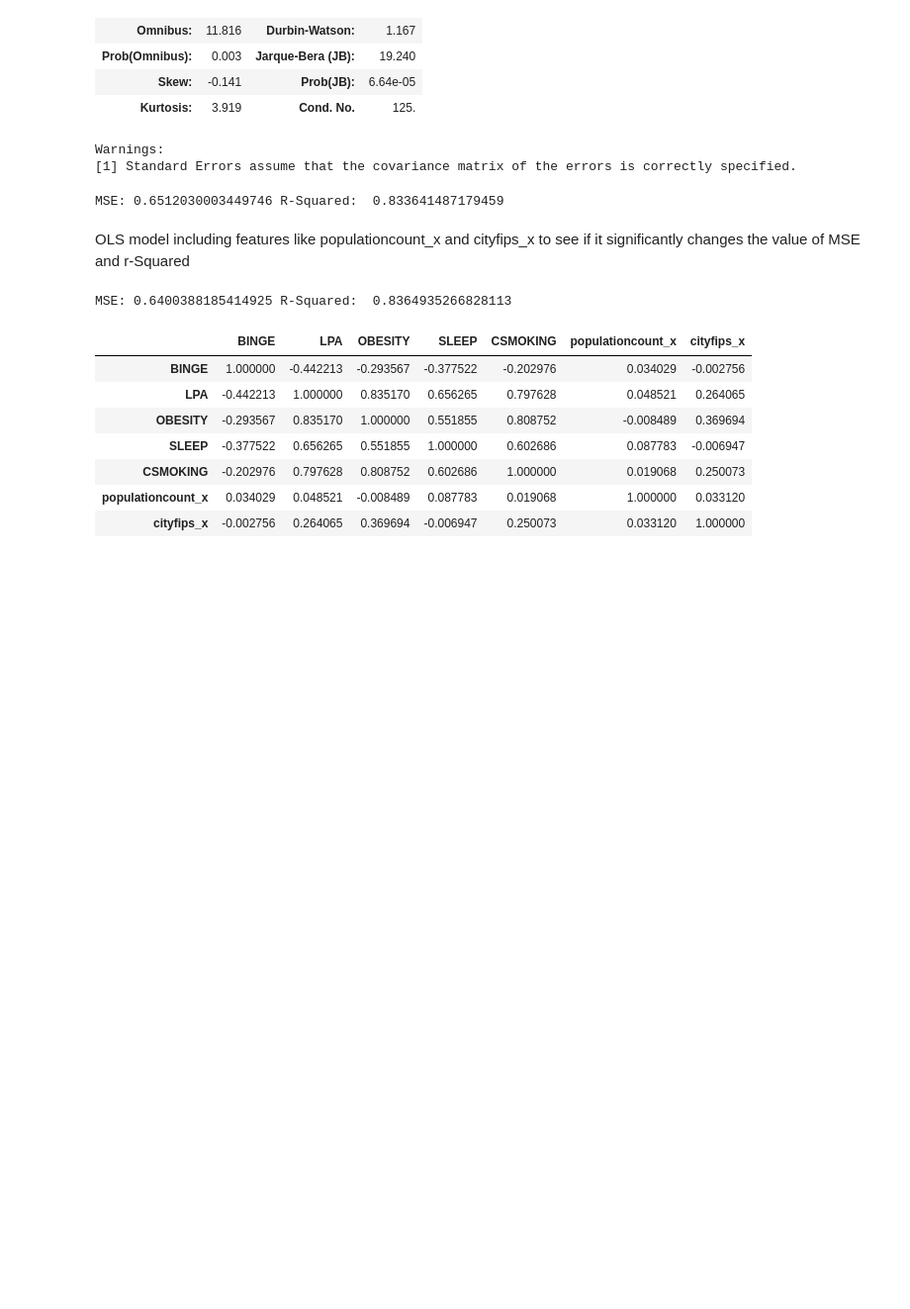
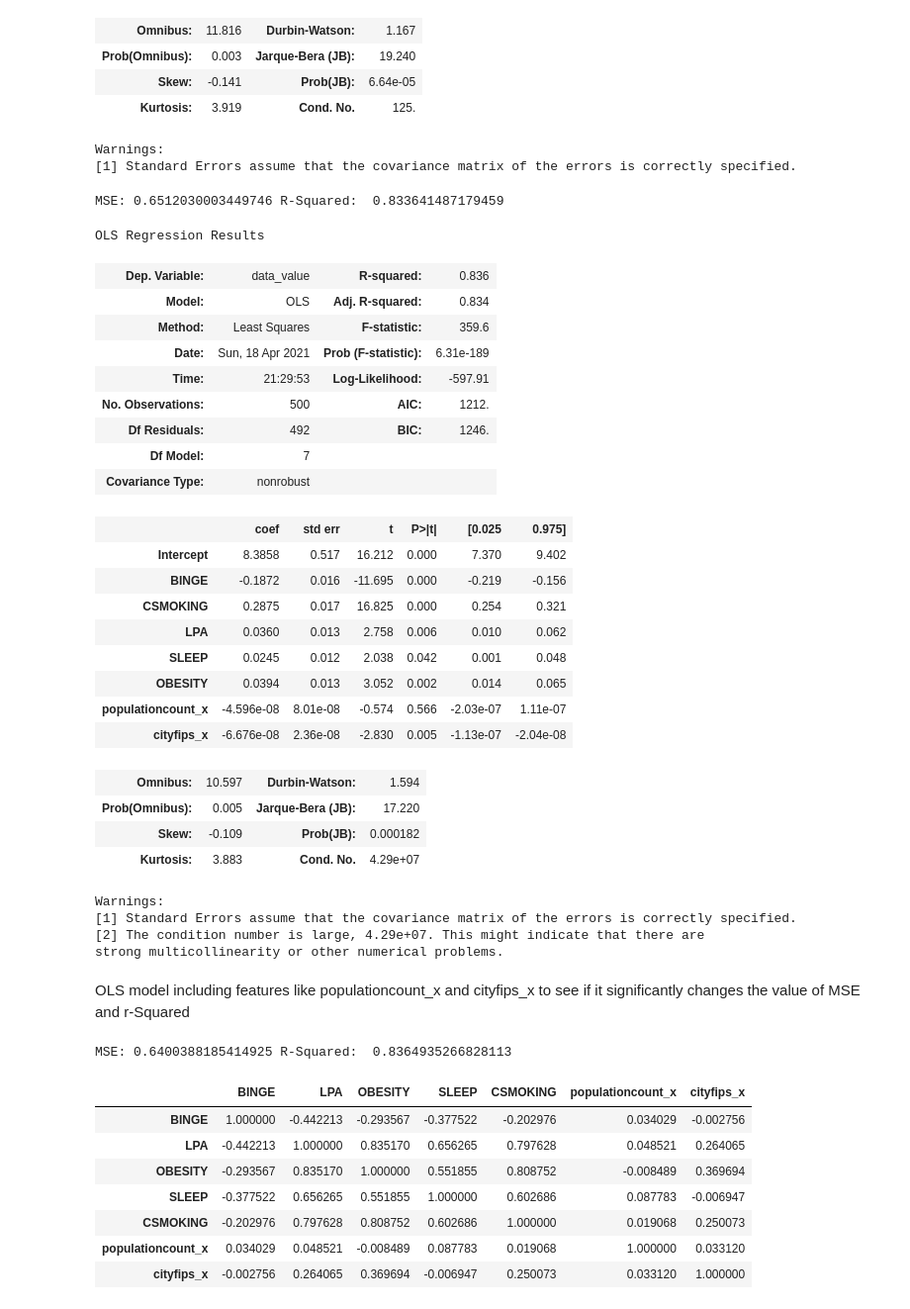
Before and after one commit to Sukanya012/predict-health-index, a Jupyter notebook: notebooks/main.ipynb, the cells around one changed output. Shown at 99% size. Saved outputs shown, nothing was run; the diff lists cells and outputs as text; code cells hidden in the pictures; blank space fills up the shorter version.

```diff
--- a/notebooks/main.ipynb
+++ b/notebooks/main.ipynb
@@ -480,6 +480,36 @@ r_squared = lm.rsquared
 print("MSE:", mse_lm, "R-Squared: ", r_squared)
 # %% [output]
 MSE: 0.6512030003449746 R-Squared:  0.833641487179459
+# %%
+lm.summary()
+# %% [output]
+OLS Regression Results
+| Dep. Variable: | data_value | R-squared: | 0.836 |
+| Model: | OLS | Adj. R-squared: | 0.834 |
+| Method: | Least Squares | F-statistic: | 359.6 |
+| Date: | Sun, 18 Apr 2021 | Prob (F-statistic): | 6.31e-189 |
+| Time: | 21:29:53 | Log-Likelihood: | -597.91 |
+| No. Observations: | 500 | AIC: | 1212. |
+| Df Residuals: | 492 | BIC: | 1246. |
+| Df Model: | 7 |  |  |
+| Covariance Type: | nonrobust |  |  |
+|  | coef | std err | t | P>|t| | [0.025 | 0.975] |
+| Intercept | 8.3858 | 0.517 | 16.212 | 0.000 | 7.370 | 9.402 |
+| BINGE | -0.1872 | 0.016 | -11.695 | 0.000 | -0.219 | -0.156 |
+| CSMOKING | 0.2875 | 0.017 | 16.825 | 0.000 | 0.254 | 0.321 |
+| LPA | 0.0360 | 0.013 | 2.758 | 0.006 | 0.010 | 0.062 |
+| SLEEP | 0.0245 | 0.012 | 2.038 | 0.042 | 0.001 | 0.048 |
+| OBESITY | 0.0394 | 0.013 | 3.052 | 0.002 | 0.014 | 0.065 |
+| populationcount_x | -4.596e-08 | 8.01e-08 | -0.574 | 0.566 | -2.03e-07 | 1.11e-07 |
+| cityfips_x | -6.676e-08 | 2.36e-08 | -2.830 | 0.005 | -1.13e-07 | -2.04e-08 |
+| Omnibus: | 10.597 | Durbin-Watson: | 1.594 |
+| Prob(Omnibus): | 0.005 | Jarque-Bera (JB): | 17.220 |
+| Skew: | -0.109 | Prob(JB): | 0.000182 |
+| Kurtosis: | 3.883 | Cond. No. | 4.29e+07 |
+Warnings:
+[1] Standard Errors assume that the covariance matrix of the errors is correctly specified.
+[2] The condition number is large, 4.29e+07. This might indicate that there are
+strong multicollinearity or other numerical problems.
 # %% [markdown]
 OLS model including features like populationcount_x and cityfips_x to see if it significantly changes the value of MSE and r-Squared
 # %%
```
Also changed, not shown: parts of 1 cell of this notebook, 1 other file.
